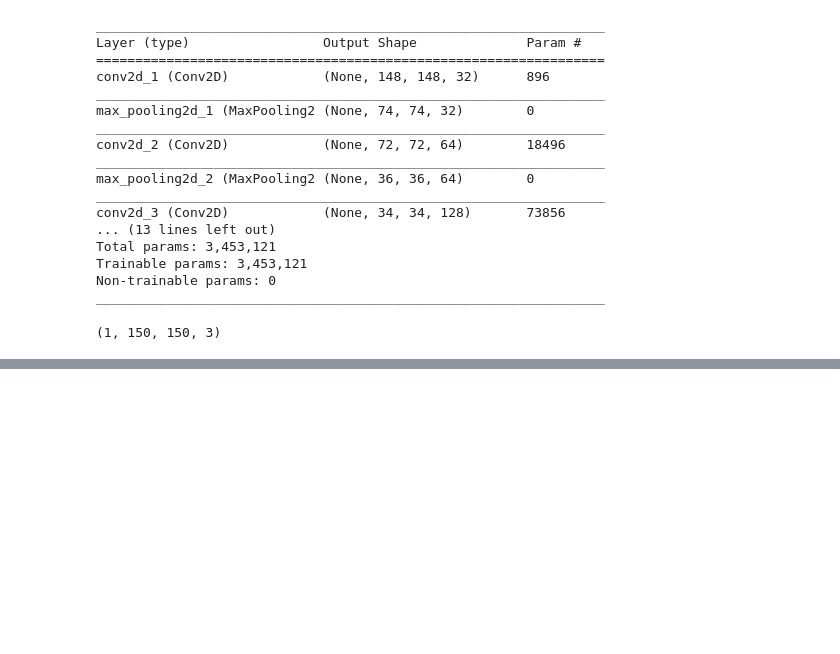
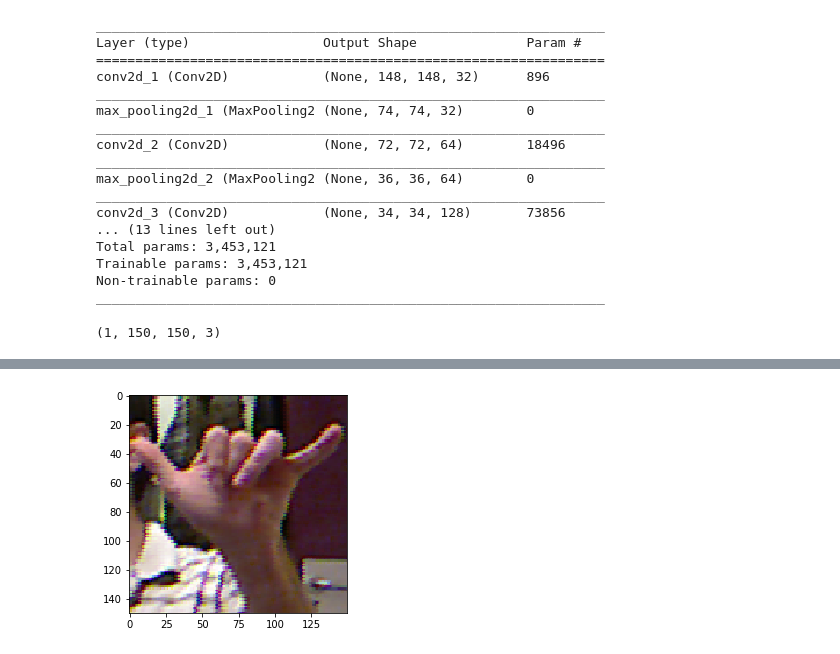
Before and after one commit to prwlnght/ml-tidbits, a Jupyter notebook: keras_book_review/s_visualizing_convnets.ipynb, the cells around one changed output, grey strips where cells are left out. Saved outputs shown, nothing was run; the diff lists cells and outputs as text; code cells hidden in the pictures; blank space fills up the shorter version.

```diff
--- a/keras_book_review/s_visualizing_convnets.ipynb
+++ b/keras_book_review/s_visualizing_convnets.ipynb
@@ -48,0 +142,5 @@ plt.show()
+# %%
+plt.imshow(img_tensor[0]) #the first dimension is samples dimension
+plt.show()
+# %% [output]
+[figure, added]
```
Also changed, not shown: parts of 13 cells of this notebook.
